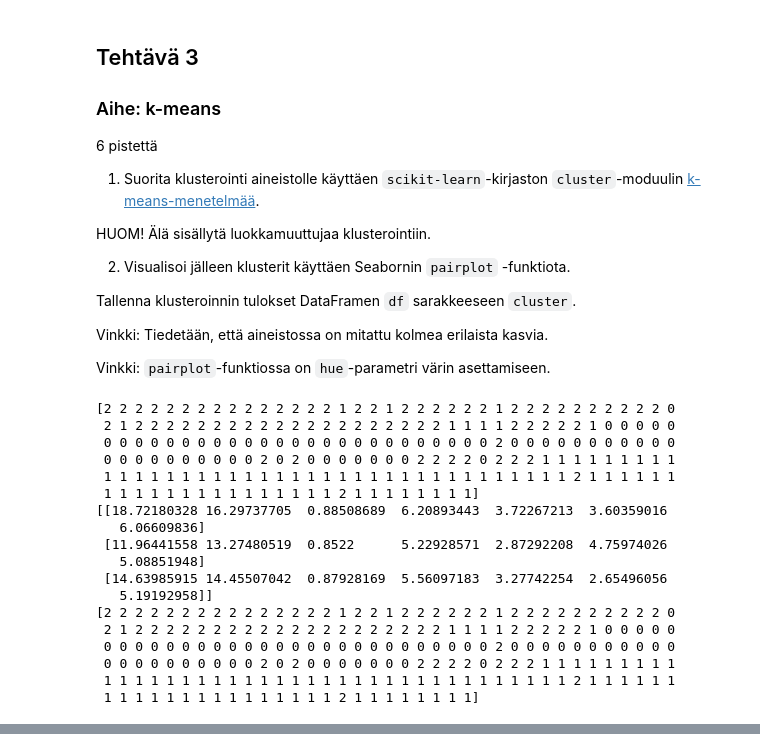
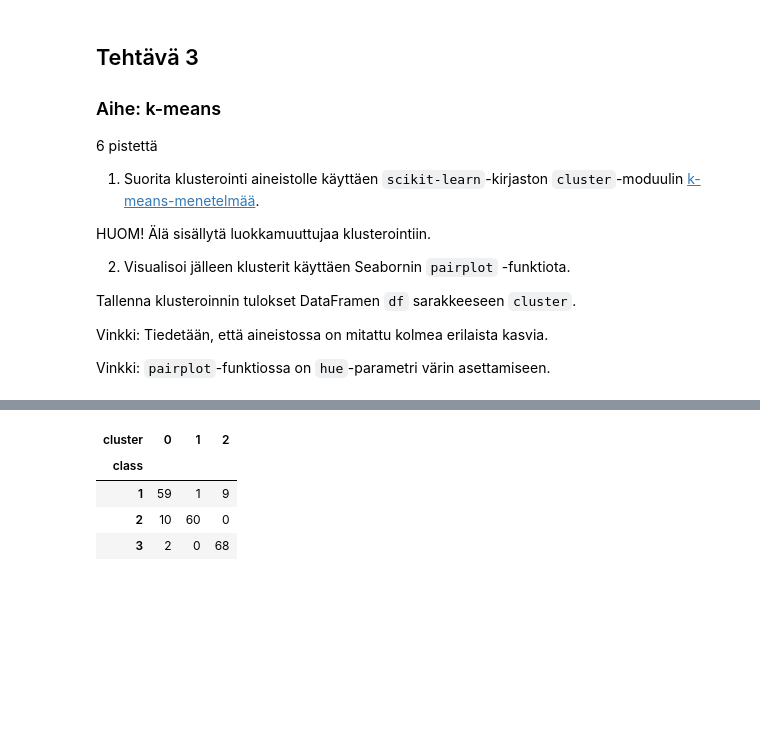
Before and after one commit to RiikkaKokko/JAMK_koneoppiminen, a Jupyter notebook: osa_2/tehtavat_osa_2.ipynb, the cells around one changed output, grey strips where cells are left out. Saved outputs shown, nothing was run; the diff lists cells and outputs as text; code cells hidden in the pictures; blank space fills up the shorter version.

```diff
--- a/osa_2/tehtavat_osa_2.ipynb
+++ b/osa_2/tehtavat_osa_2.ipynb
@@ -100,30 +98,11 @@ from sklearn.cluster import KMeans
 X=df.drop("class", axis=1)
 kmeans = KMeans(n_clusters=3)
 KMeans=kmeans.fit(X)
-print(KMeans.labels_)
+#print(KMeans.labels_)
 cluster=KMeans.cluster_centers_
-print(cluster)
+#print(cluster)
 predict=KMeans.predict(X)
-print(predict)
+#print(predict)
-# %% [output]
-[2 2 2 2 2 2 2 2 2 2 2 2 2 2 2 1 2 2 1 2 2 2 2 2 2 1 2 2 2 2 2 2 2 2 2 2 0
- 2 1 2 2 2 2 2 2 2 2 2 2 2 2 2 2 2 2 2 2 2 2 1 1 1 1 2 2 2 2 2 1 0 0 0 0 0
- 0 0 0 0 0 0 0 0 0 0 0 0 0 0 0 0 0 0 0 0 0 0 0 0 0 2 0 0 0 0 0 0 0 0 0 0 0
- 0 0 0 0 0 0 0 0 0 0 2 0 2 0 0 0 0 0 0 0 2 2 2 2 0 2 2 2 1 1 1 1 1 1 1 1 1
- 1 1 1 1 1 1 1 1 1 1 1 1 1 1 1 1 1 1 1 1 1 1 1 1 1 1 1 1 1 1 2 1 1 1 1 1 1
- 1 1 1 1 1 1 1 1 1 1 1 1 1 1 1 2 1 1 1 1 1 1 1 1]
-[[18.72180328 16.29737705  0.88508689  6.20893443  3.72267213  3.60359016
-   6.06609836]
- [11.96441558 13.27480519  0.8522      5.22928571  2.87292208  4.75974026
-   5.08851948]
- [14.63985915 14.45507042  0.87928169  5.56097183  3.27742254  2.65496056
-   5.19192958]]
-[2 2 2 2 2 2 2 2 2 2 2 2 2 2 2 1 2 2 1 2 2 2 2 2 2 1 2 2 2 2 2 2 2 2 2 2 0
- 2 1 2 2 2 2 2 2 2 2 2 2 2 2 2 2 2 2 2 2 2 2 1 1 1 1 2 2 2 2 2 1 0 0 0 0 0
- 0 0 0 0 0 0 0 0 0 0 0 0 0 0 0 0 0 0 0 0 0 0 0 0 0 2 0 0 0 0 0 0 0 0 0 0 0
- 0 0 0 0 0 0 0 0 0 0 2 0 2 0 0 0 0 0 0 0 2 2 2 2 0 2 2 2 1 1 1 1 1 1 1 1 1
- 1 1 1 1 1 1 1 1 1 1 1 1 1 1 1 1 1 1 1 1 1 1 1 1 1 1 1 1 1 1 2 1 1 1 1 1 1
- 1 1 1 1 1 1 1 1 1 1 1 1 1 1 1 2 1 1 1 1 1 1 1 1]
 # %%
 #Tallenna klusteroinnin tulokset DataFramen df sarakkeeseen cluster
 df["cluster"]=pd.Series(predict, index=df.index)
@@ -136,5 +115,13 @@ df.head()
 | 2 | 13.84 | 13.94 | 0.8955 | 5.324 | 3.379 | 2.259 | ... |
 | 3 | 16.14 | 14.99 | 0.9034 | 5.658 | 3.562 | 1.355 | ... |
 | 4 | 14.38 | 14.21 | 0.8951 | 5.386 | 3.312 | 2.462 | ... |
+# %%
+pd.crosstab(df['class'], df.cluster)
+# %% [output]
+| cluster | 0 | 1 | 2 |
+| class |  |  |  |
+| 1 | 59 | 1 | 9 |
+| 2 | 10 | 60 | 0 |
+| 3 | 2 | 0 | 68 |
 # %%
 #Visualisoi jälleen klusterit käyttäen Seabornin pairplot -funktiota.
```
Also changed, not shown: parts of 3 cells of this notebook, 11 other files.
